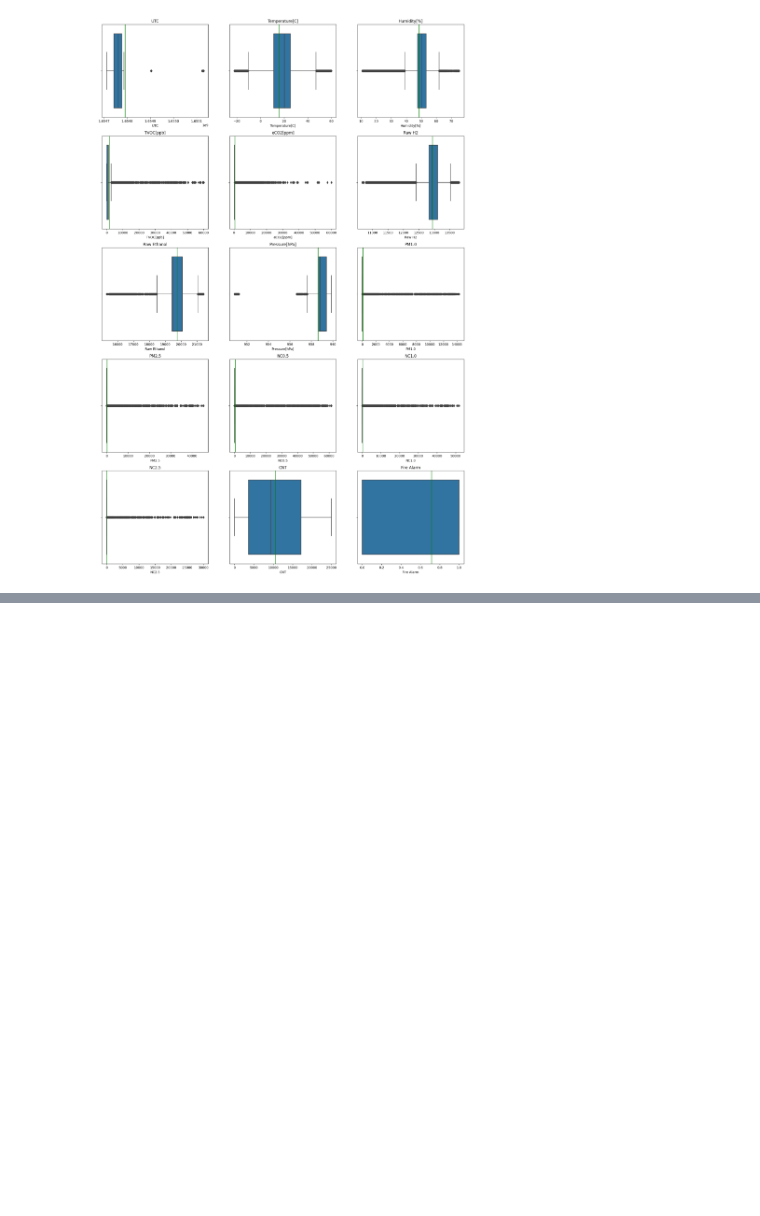
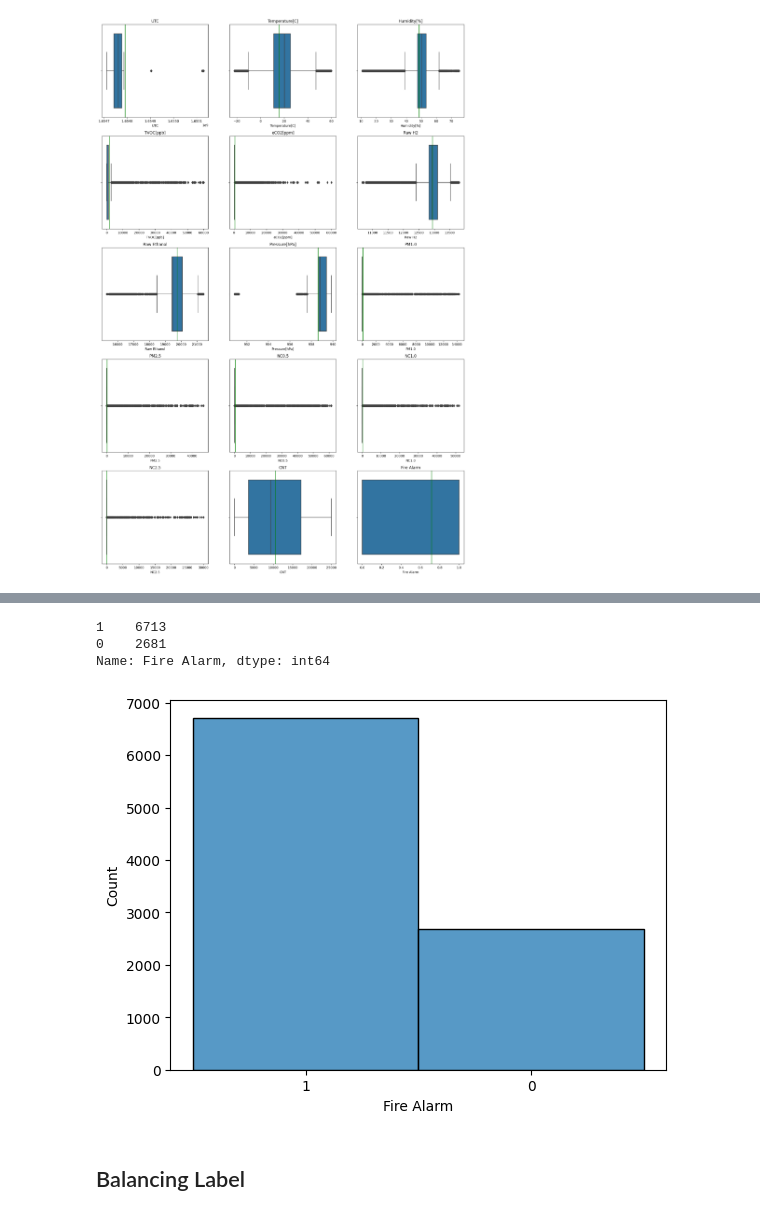
Before and after one commit to hendrikt1479/ml_project_final, a Jupyter notebook: notebooks/smoke.ipynb, the cells around one changed output, grey strips where cells are left out. Saved outputs shown, nothing was run; the diff lists cells and outputs as text; code cells hidden in the pictures; blank space fills up the shorter version.

```diff
--- a/notebooks/smoke.ipynb
+++ b/notebooks/smoke.ipynb
@@ -360,0 +377,12 @@ plt.show()
+# %%
+# VALIDSET
+y_valid.value_counts()
+# %% [output]
+1    6713
+0    2681
+Name: Fire Alarm, dtype: int64
+# %%
+sns.histplot(data = y_valid.astype(str))
+plt.show()
+# %% [output]
+[figure, added]
@@ -360,0 +391,2 @@ plt.show()
+# %% [markdown]
+## Balancing Label
```
Also changed, not shown: parts of 31 cells of this notebook, 1 other file.
